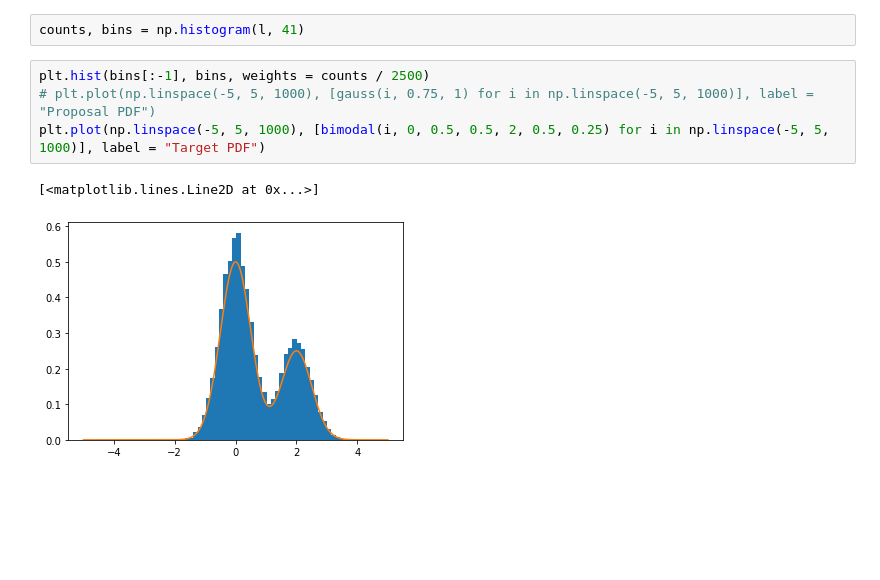
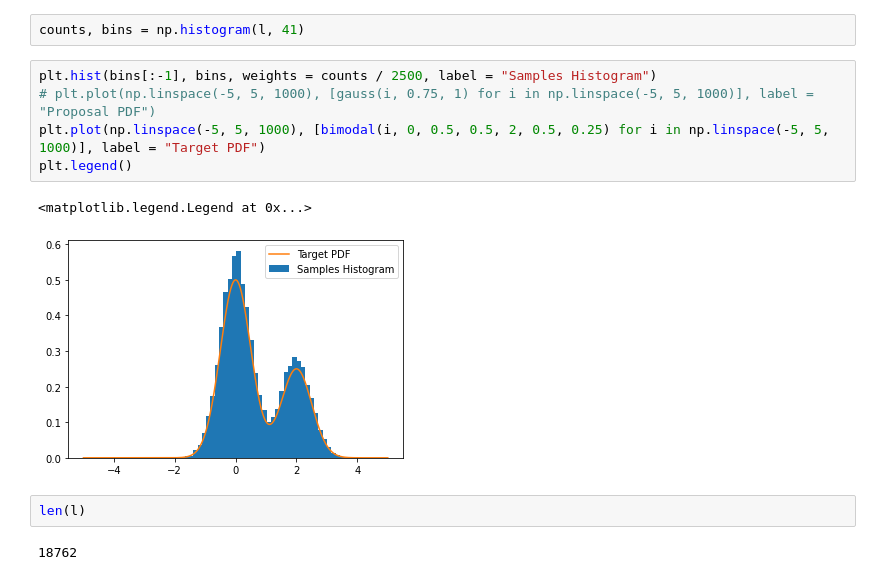
Before and after one commit to diegounzueta/Medium-Articles-, a Jupyter notebook: Rejection sampling.ipynb, the cells around one changed output. Cells and saved outputs as stored; diff of their text form; blank space fills up the shorter version.

```diff
--- a/Rejection sampling.ipynb
+++ b/Rejection sampling.ipynb
@@ -40,9 +41,14 @@ l = rejection_sampler(50000)
 # %%
 counts, bins = np.histogram(l, 41)
 # %%
-plt.hist(bins[:-1], bins, weights = counts / 2500)
+plt.hist(bins[:-1], bins, weights = counts / 2500, label = "Samples Histogram")
 # plt.plot(np.linspace(-5, 5, 1000), [gauss(i, 0.75, 1) for i in np.linspace(-5, 5, 1000)], label = "Proposal PDF")
 plt.plot(np.linspace(-5, 5, 1000), [bimodal(i, 0, 0.5, 0.5, 2, 0.5, 0.25) for i in np.linspace(-5, 5, 1000)], label = "Target PDF")
+plt.legend()
 # %% [output]
-[<matplotlib.lines.Line2D at 0x...>]
+<matplotlib.legend.Legend at 0x...>
-[figure, old version]
+[figure, new version]
+# %%
+len(l)
+# %% [output]
+18762
```
Also changed, not shown: parts of 1 cell of this notebook.
